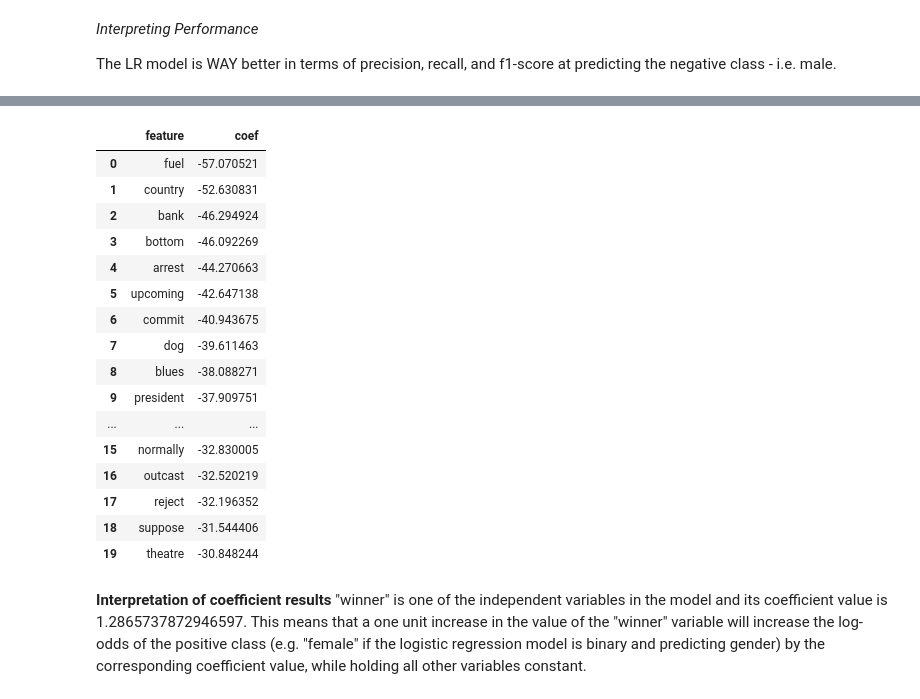
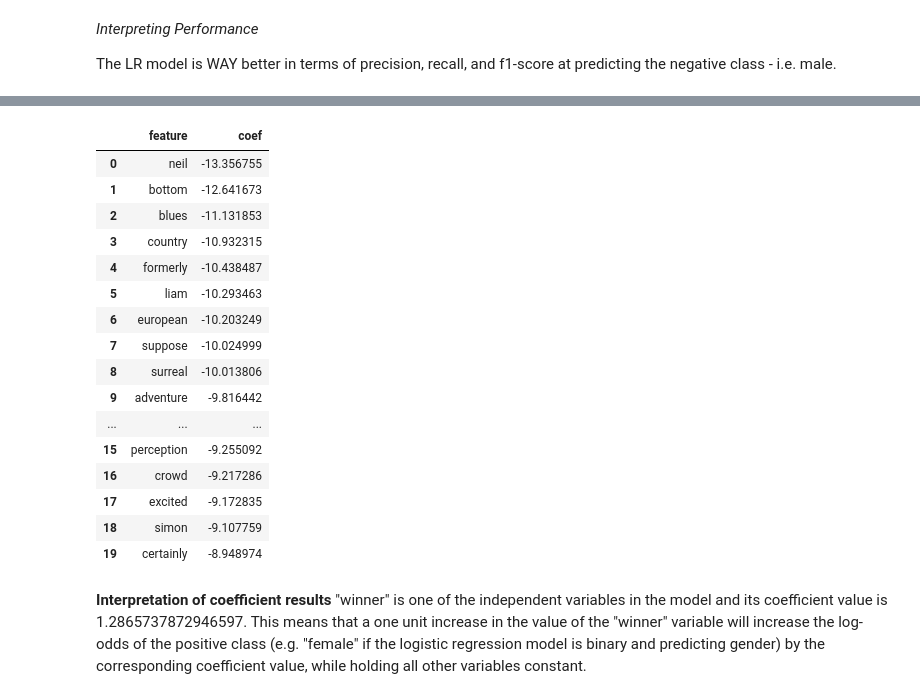
Before and after one commit to yvferreiro/MasterThesis, a Jupyter notebook: Logistic Regression.ipynb, the cells around one changed output, grey strips where cells are left out. Saved outputs shown, nothing was run; the diff lists cells and outputs as text; code cells hidden in the pictures.

```diff
--- a/Logistic Regression.ipynb
+++ b/Logistic Regression.ipynb
@@ -89,15 +77,0 @@ tfidf = TfidfVectorizer(
-# %%
-from gensim.models import Word2Vec
-from sklearn.linear_model import LogisticRegression
-from sklearn.metrics import accuracy_score
-from sklearn.model_selection import train_test_split
-import numpy as np
-
-# Train a Word2Vec model on tokenized sentences
-model_w2v = Word2Vec(df_09["pre_processed_sent"], size=100, window=5, min_count=1, workers=4)
-
-# Convert the sentences into feature vectors using the Word2Vec model
-X = np.array([np.mean([model_w2v.wv[word] for word in sentence], axis=0) for sentence in df_09["pre_processed_sent"]])
-
-# Split the data into training and testing sets
-X_train, X_test, y_train, y_test = train_test_split(X, df_09["col_type"], test_size=0.2, random_state=42)
@@ -179,12 +151,14 @@ def logistic_regression_year(df, target_col, text_col):
         print(f"{feature}: {proba}")
 
     #create a dataframe with the data:
-    #df_probs = pd.DataFrame.from_dict(feature_prob_dict, orient='index', columns=['probability'])
+    df_probs = pd.DataFrame.from_dict(feature_prob_dict, orient='index', columns=['probability'])
 
-    #return df_probs #DF of probability for each word being female by year
+    #save model
+    with open('results.pkl', 'wb') as f:
+        pickle.dump({'accuracy': accuracy, 'report': class_report}, f)
 
     #end timer
     end_time = time.time()
     print(f"\nExecution time: {end_time - start_time:.2f} seconds")
 
-    return df_high_coef, df_low_coef
+    return df_high_coef, df_low_coef, df_probs, best_clf
@@ -256,29 +230,29 @@ The LR model is WAY better in terms of precision, recall, and f1-score at predic
 # %%
 #create DF of highest coef
-highest_coef_09 = pd.DataFrame(df_coef_09[0])
+highest_coef_09 = pd.DataFrame(df_probs_09[0])
 
 #create DF of lowest lowest coef manipulation
-lowest_coef_09 = pd.DataFrame(df_coef_09[1])
+lowest_coef_09 = pd.DataFrame(df_probs_09[1])
 lowest_coef_09 = lowest_coef_09.sort_values(by = ["coef"], ascending = True).reset_index(drop = True) #absolute lowest value
 lowest_coef_09.head(20)
 # %% [output]
 |  | feature | coef |
-| 0 | fuel | -57.070521 |
-| 1 | country | -52.630831 |
-| 2 | bank | -46.294924 |
-| 3 | bottom | -46.092269 |
-| 4 | arrest | -44.270663 |
-| 5 | upcoming | -42.647138 |
-| 6 | commit | -40.943675 |
-| 7 | dog | -39.611463 |
-| 8 | blues | -38.088271 |
-| 9 | president | -37.909751 |
+| 0 | neil | -13.356755 |
+| 1 | bottom | -12.641673 |
+| 2 | blues | -11.131853 |
+| 3 | country | -10.932315 |
+| 4 | formerly | -10.438487 |
+| 5 | liam | -10.293463 |
+| 6 | european | -10.203249 |
+| 7 | suppose | -10.024999 |
+| 8 | surreal | -10.013806 |
+| 9 | adventure | -9.816442 |
 | ... | ... | ... |
-| 15 | normally | -32.830005 |
-| 16 | outcast | -32.520219 |
-| 17 | reject | -32.196352 |
-| 18 | suppose | -31.544406 |
-| 19 | theatre | -30.848244 |
+| 15 | perception | -9.255092 |
+| 16 | crowd | -9.217286 |
+| 17 | excited | -9.172835 |
+| 18 | simon | -9.107759 |
+| 19 | certainly | -8.948974 |
 # %%
 #save DF as pickle file per year
 lowest_coef_09.to_pickle('RESULTS09_coef_low.pickle')
```
Also changed, not shown: parts of 14 cells of this notebook, 1 other file.
